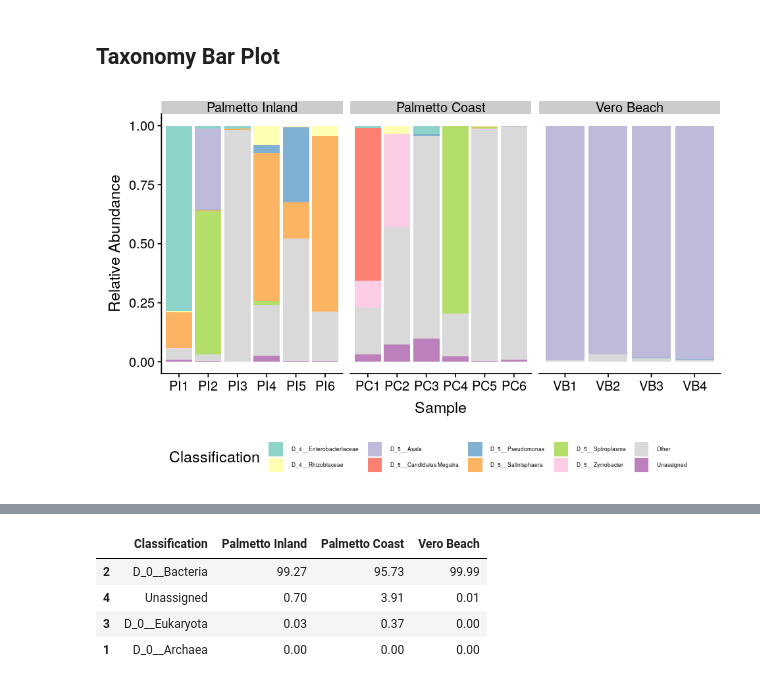
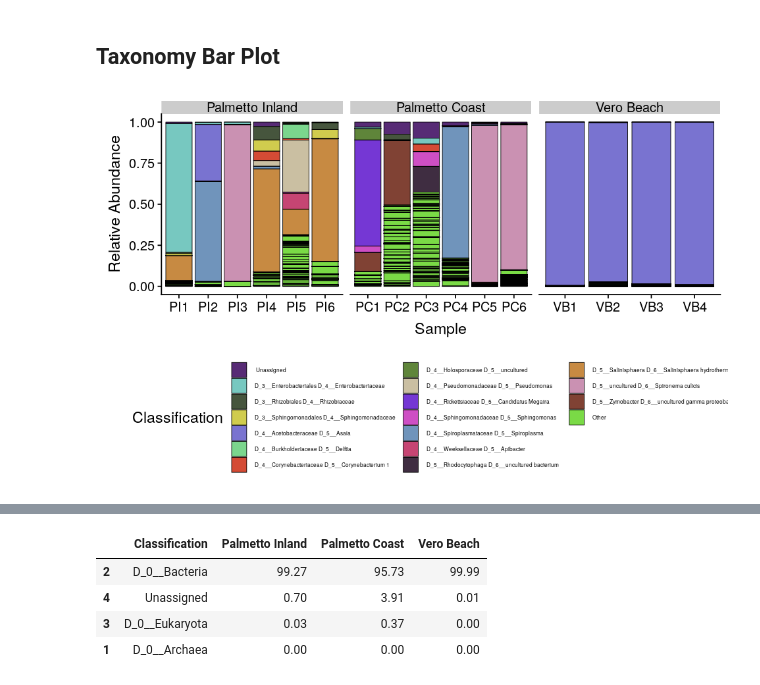
Before and after one commit to diegoibt/PeerJ_Culex_nigripalpus, a Jupyter notebook: TaxonomyPlots.ipynb, the cells around one changed output, grey strips where cells are left out. Saved outputs shown, nothing was run; the diff lists cells and outputs as text; code cells hidden in the pictures.

```diff
--- a/TaxonomyPlots.ipynb
+++ b/TaxonomyPlots.ipynb
@@ -39,19 +47,29 @@ get_melted_taxon_table <- function(n) {
 ## Taxonomy Bar Plot
 # %%
 options(repr.plot.height=5, repr.plot.width=8)
-#pdf("Figure3.pdf", height=5, width=8)
-genus_tab <- get_melted_taxon_table(6)
-mean_tab <- aggregate(genus_tab$RelAbund, by=list(genus_tab$Classification), FUN=mean)
-abundant <- mean_tab[mean_tab$x > 0.01,"Group.1"]
-genus_tab[! genus_tab$Classification %in% abundant, "Classification"] <- "Other"
-genus_tab$Location <- md[genus_tab$SampleID,"location"]
-genus_tab$Location <- as.factor(genus_tab$Location)
-levels(genus_tab$Location) <- c("Palmetto Inland", "Palmetto Coast", "Vero Beach")
-genus_tab$SampleID <- as.factor(genus_tab$SampleID)
-levels(genus_tab$SampleID) <- c("VB1","VB2","VB3","VB4","PC1","PC2","PC3","PC4","PC5","PI1","PI2","PI3","PI4","PI5","PI6","PC6")
-ggplot(genus_tab, aes(x=SampleID, y=RelAbund, fill=Classification)) +
-    geom_bar(stat='identity') + theme(legend.position='bottom', legend.text=element_text(size=5)) +
-    scale_fill_brewer(palette='Set3') + facet_grid(.~Location, scales = "free") + xlab("Sample") + ylab("Relative Abundance")
-#dev.off()
+taxonomy_barplot <- function(level) {
+    genus_tab <- get_melted_taxon_table(level)
+    mean_tab <- aggregate(genus_tab$RelAbund, by=list(genus_tab$SampleID, genus_tab$Classification), FUN=mean)
+    if (level > 2) {
+        abundant <- mean_tab[mean_tab$x > 0.05,"Group.2"]
+    } else {
+        abundant <- genus_tab$Classification
+    }
+    genus_tab[! genus_tab$Classification %in% abundant, "Classification"] <- "Other"
+    genus_tab$Location <- md[genus_tab$SampleID,"location"]
+    genus_tab$Location <- as.factor(genus_tab$Location)
+    levels(genus_tab$Location) <- c("Palmetto Inland", "Palmetto Coast", "Vero Beach")
+    genus_tab$SampleID <- as.factor(genus_tab$SampleID)
+    levels(genus_tab$SampleID) <- c("VB1","VB2","VB3","VB4","PC1","PC2","PC3","PC4","PC5","PI1","PI2","PI3","PI4","PI5","PI6","PC6")
+    ggplot(genus_tab, aes(x=SampleID, y=RelAbund, fill=Classification)) +
+        geom_bar(stat='identity', colour='black', size=0.25) + theme(legend.position='bottom', legend.text=element_text(size=5)) +
+        facet_grid(.~Location, scales = "free") + xlab("Sample") + ylab("Relative Abundance") +
+        scale_fill_manual(guide=guide_legend(nrow = 7), values=as.vector(iwanthue(length(unique(genus_tab$Classification)))))
+
+}
-# %% [output]
-[figure, removed]
+# %%
+#pdf("Figure3.pdf", width=9, height=5)
+taxonomy_barplot(7)
+#dev.off()
+# %% [output]
+[figure, added]
```
Also changed, not shown: parts of 15 cells of this notebook, 10 other files.
